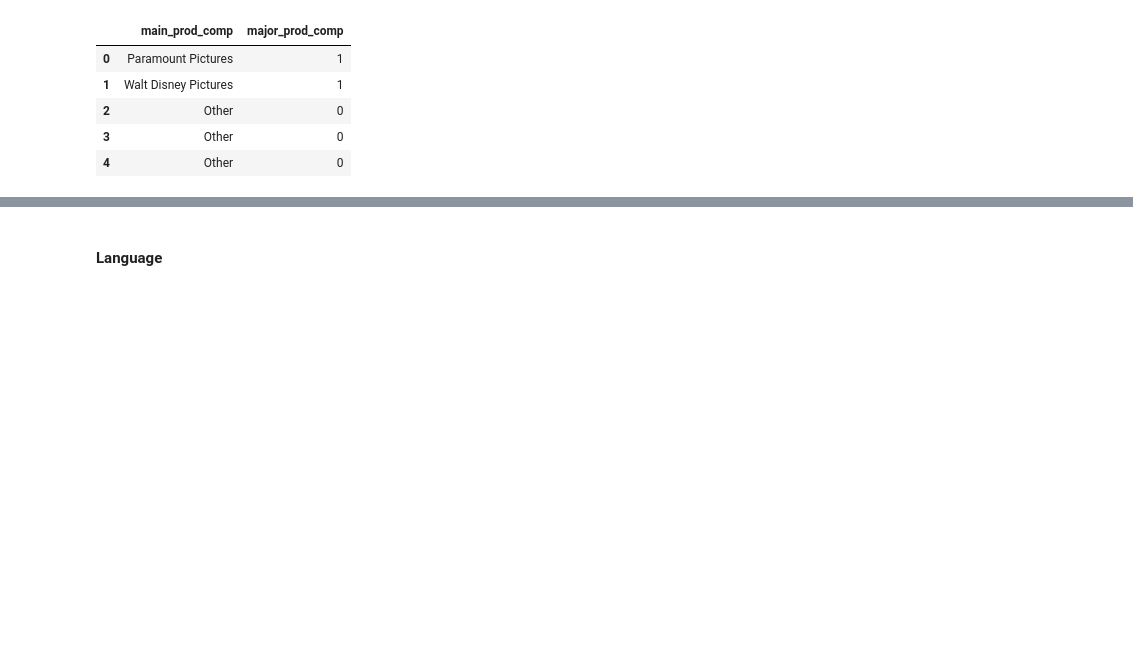
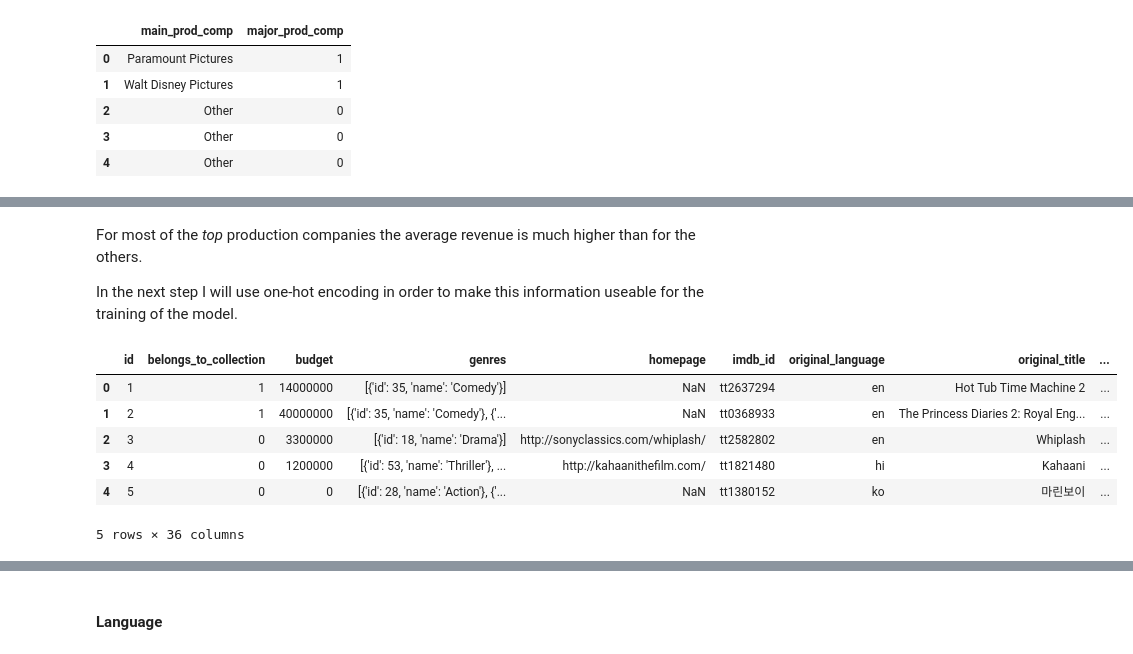
Before and after one commit to 1oannis/tmdb-machine-learning, a Jupyter notebook: tmdb.ipynb, the cells around one changed output, grey strips where cells are left out. Saved outputs shown, nothing was run; the diff lists cells and outputs as text; code cells hidden in the pictures; blank space fills up the shorter version.

```diff
--- a/tmdb.ipynb
+++ b/tmdb.ipynb
@@ -412,0 +398,23 @@ plt.show()
+# %% [markdown]
+For most of the *top* production companies the average revenue is much higher than for the others.
+
+In the next step I will use one-hot encoding in order to make this information useable for the training of the model.
+# %%
+# Get the unique production companies
+unique_prod_comps = train['main_prod_comp'].unique()
+
+# Create binary columns for each production company
+for comp in unique_prod_comps:
+    column_name = f'prod_comp_{comp.replace(" ", "_").replace(".", "").replace("-", "_")}'
+    train[column_name] = train['main_prod_comp'].apply(lambda x: 1 if x == comp else 0)
+
+# Display the first few rows to verify
+train.head()
+# %% [output]
+|  | id | belongs_to_collection | budget | genres | homepage | imdb_id | original_language | original_title | ... |
+| 0 | 1 | 1 | 14000000 | [{'id': 35, 'name': 'Comedy'}] | NaN | tt2637294 | en | Hot Tub Time Machine 2 | ... |
+| 1 | 2 | 1 | 40000000 | [{'id': 35, 'name': 'Comedy'}, {'... | NaN | tt0368933 | en | The Princess Diaries 2: Royal Eng... | ... |
+| 2 | 3 | 0 | 3300000 | [{'id': 18, 'name': 'Drama'}] | http://sonyclassics.com/whiplash/ | tt2582802 | en | Whiplash | ... |
+| 3 | 4 | 0 | 1200000 | [{'id': 53, 'name': 'Thriller'}, ... | http://kahaanithefilm.com/ | tt1821480 | hi | Kahaani | ... |
+| 4 | 5 | 0 | 0 | [{'id': 28, 'name': 'Action'}, {'... | NaN | tt1380152 | ko | 마린보이 | ... |
+5 rows × 36 columns
```
Also changed, not shown: parts of 19 cells of this notebook.
